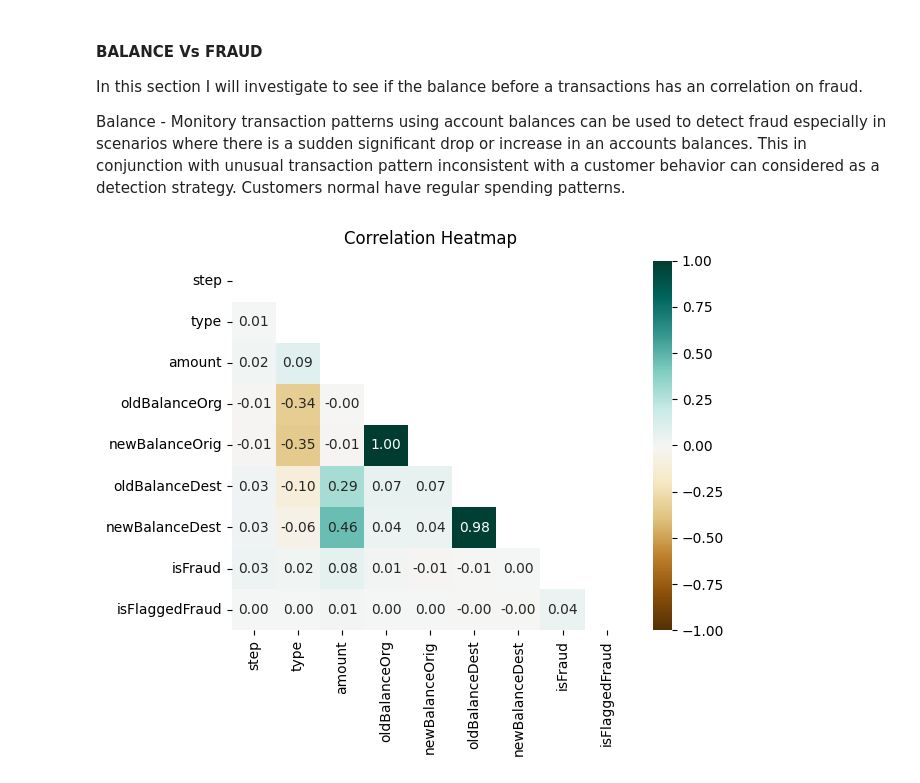
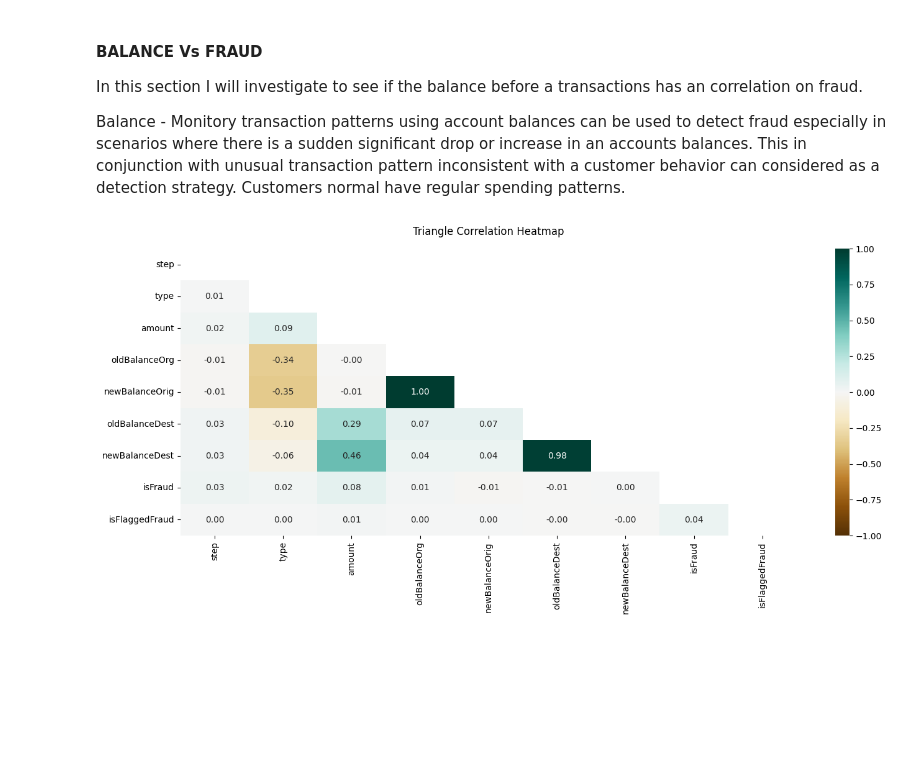
Before and after one commit to spectralcodex/momo-fincrime, a Jupyter notebook: fincrime.ipynb, the cells around one changed output. Saved outputs shown, nothing was run; the diff lists cells and outputs as text; code cells hidden in the pictures; blank space fills up the shorter version.

```diff
--- a/fincrime.ipynb
+++ b/fincrime.ipynb
@@ -368,8 +366,13 @@ mask = np.triu(np.ones_like(df_numeric.corr(), dtype=np.bool))
 # %%
 # Plot correlation map
+plt.figure(figsize=(16, 6))
+
+# Mask to isolate upper triangle of matrix
+mask = np.triu(np.ones_like(df_numeric.corr(), dtype=np.bool))
+
 heatmap = sns.heatmap(df_numeric.corr(), vmin=-1, vmax=1, annot=True, fmt='.2f', cmap='BrBG', mask=mask)
-heatmap.set_title('Correlation Heatmap', fontdict={'fontsize':12}, pad=12);
+heatmap.set_title('Triangle Correlation Heatmap', fontdict={'fontsize':12}, pad=16);
 
 plt.show()
 # %% [output]
-[figure, old version]
+[figure, new version]
```
Also changed, not shown: parts of 5 cells of this notebook.
